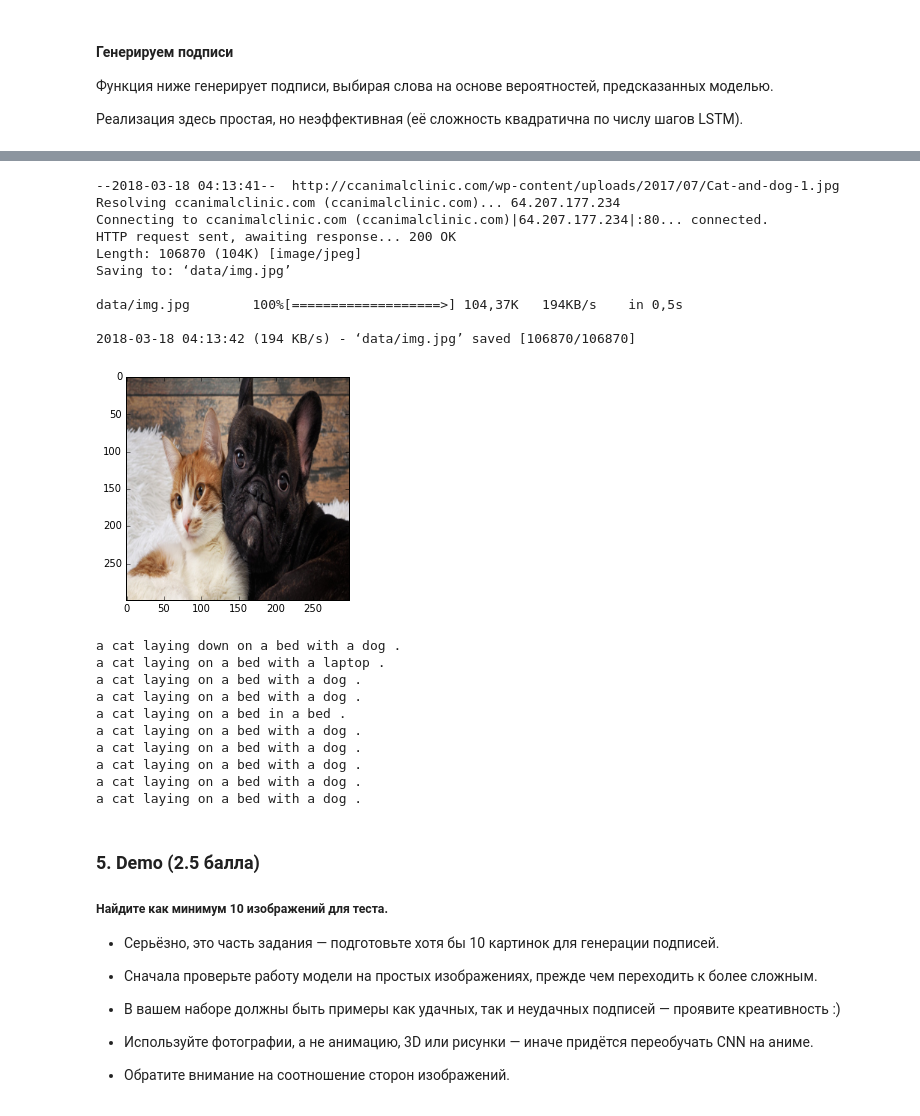
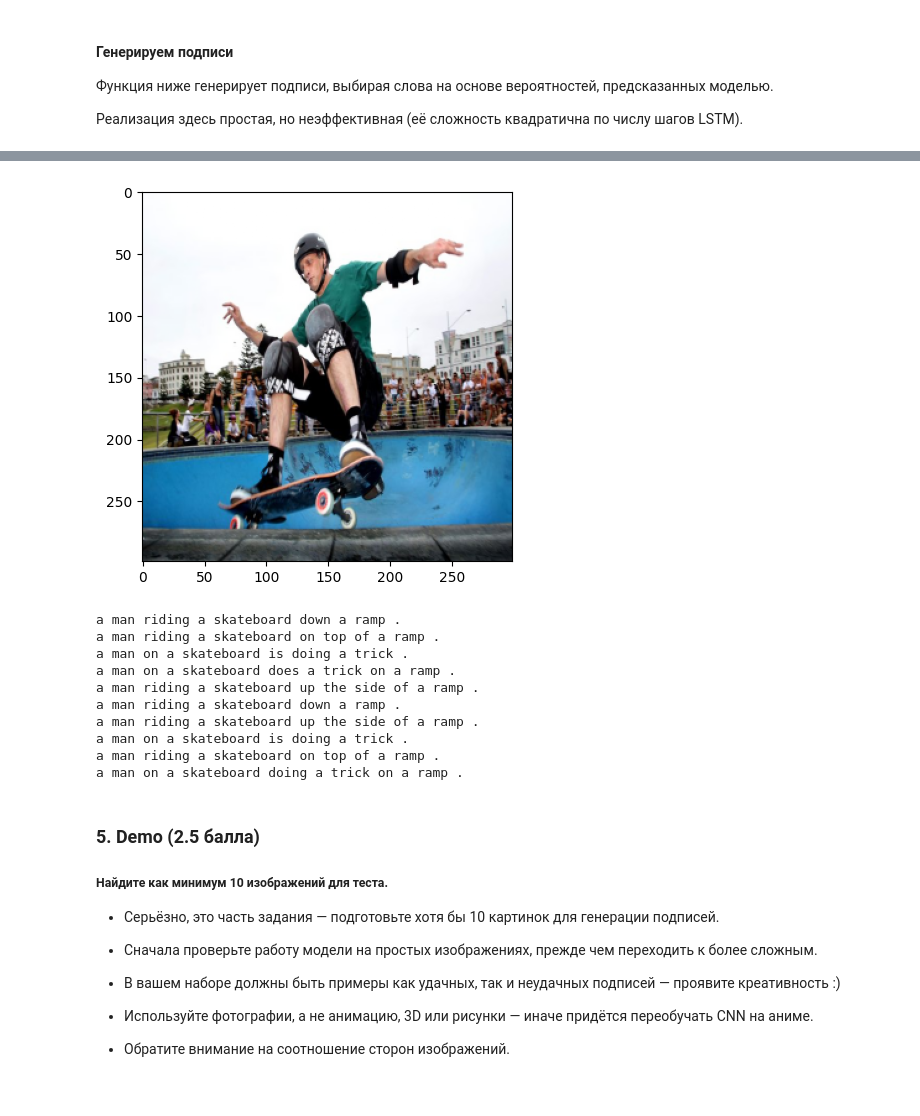
Before and after one commit to Nor1gami/bmstu_basic_nn_2025, a Jupyter notebook: lecture8/homework/homework8_image_captioning.ipynb, the cells around one changed output, grey strips where cells are left out. Cells and saved outputs as stored; diff of their text form; code cells hidden in the pictures.

```diff
--- a/lecture8/homework/homework8_image_captioning.ipynb
+++ b/lecture8/homework/homework8_image_captioning.ipynb
@@ -239,8 +261,8 @@ def generate_batch(img_codes, captions, batch_size, max_caption_len=None):
     #get images
     batch_images = img_codes[random_image_ix]
 
-    #5-7 captions for each image
-    captions_for_batch_images = captions[random_image_ix]
+    #5-7 captions for each image здесьь поменял потому что ранее не преобразовал в np.array --- это лист и маска не работает
+    captions_for_batch_images = [captions[ind] for ind in random_image_ix]
 
     #pick one from a set of captions for each image
     batch_captions = list(map(choice,captions_for_batch_images))
@@ -295,8 +310,8 @@ generate_batch(img_codes,captions,3)
 или масштабировать по длине при суммировании. Разумные подписи начинают появляться при лоссе 2.8–3.0.
 # %%
 batch_size = 50  # adjust me
-n_epochs = 100  # adjust me
-n_batches_per_epoch = 50  # adjust me
+n_epochs = 75  # adjust me
+n_batches_per_epoch = 100  # adjust me
 n_validation_batches = 5  # how many batches are used for validation after each epoch
 # %%
 from tqdm import tqdm
@@ -311,7 +326,10 @@ for epoch in range(n_epochs):
 
 
         # clear old gradients; do a backward pass to get new gradients; then train with opt
-        <YOUR CODE>
+        optimizer.zero_grad()
+        loss_t.backward()
+        clip_grad_value_(network.parameters(), clip_value=10)
+        optimizer.step()
 
         train_loss += loss_t.item()
 
@@ -415,35 +436,25 @@ a man is skateboarding in the air while holding a skateboard .
 # %%
-!wget http://ccanimalclinic.com/wp-content/uploads/2017/07/Cat-and-dog-1.jpg -O data/img.jpg
+# !wget http://ccanimalclinic.com/wp-content/uploads/2017/07/Cat-and-dog-1.jpg -O data/img.jpg 404(((
 img = plt.imread('data/img.jpg')
-img = imresize(img, (299, 299)).astype('float32') / 255.
+img = resize(img, (299, 299))
 
 plt.imshow(img)
 plt.show()
 
 for i in range(10):
     print(' '.join(generate_caption(img, t=5.)[1:-1]))
 # %% [output]
+[figure, new version]
---2018-03-18 04:13:41--  http://ccanimalclinic.com/wp-content/uploads/2017/07/Cat-and-dog-1.jpg
-Resolving ccanimalclinic.com (ccanimalclinic.com)... 64.207.177.234
-Connecting to ccanimalclinic.com (ccanimalclinic.com)|64.207.177.234|:80... connected.
-HTTP request sent, awaiting response... 200 OK
-Length: 106870 (104K) [image/jpeg]
-Saving to: ‘data/img.jpg’
-
-data/img.jpg        100%[===================>] 104,37K   194KB/s    in 0,5s
-
-2018-03-18 04:13:42 (194 KB/s) - ‘data/img.jpg’ saved [106870/106870]
+a man riding a skateboard down a ramp .
+a man riding a skateboard on top of a ramp .
+a man on a skateboard is doing a trick .
+a man on a skateboard does a trick on a ramp .
+a man riding a skateboard up the side of a ramp .
+a man riding a skateboard down a ramp .
+a man riding a skateboard up the side of a ramp .
+a man on a skateboard is doing a trick .
+a man riding a skateboard on top of a ramp .
+a man on a skateboard doing a trick on a ramp .
-[figure, old version]
-a cat laying down on a bed with a dog .
-a cat laying on a bed with a laptop .
-a cat laying on a bed with a dog .
-a cat laying on a bed with a dog .
-a cat laying on a bed in a bed .
-a cat laying on a bed with a dog .
-a cat laying on a bed with a dog .
-a cat laying on a bed with a dog .
-a cat laying on a bed with a dog .
-a cat laying on a bed with a dog .
 # %% [markdown]
 ### 5. Demo (2.5 балла)
 ##### **Найдите как минимум 10 изображений для теста.**
```
Also changed, not shown: parts of 28 cells of this notebook, 12 other files.
